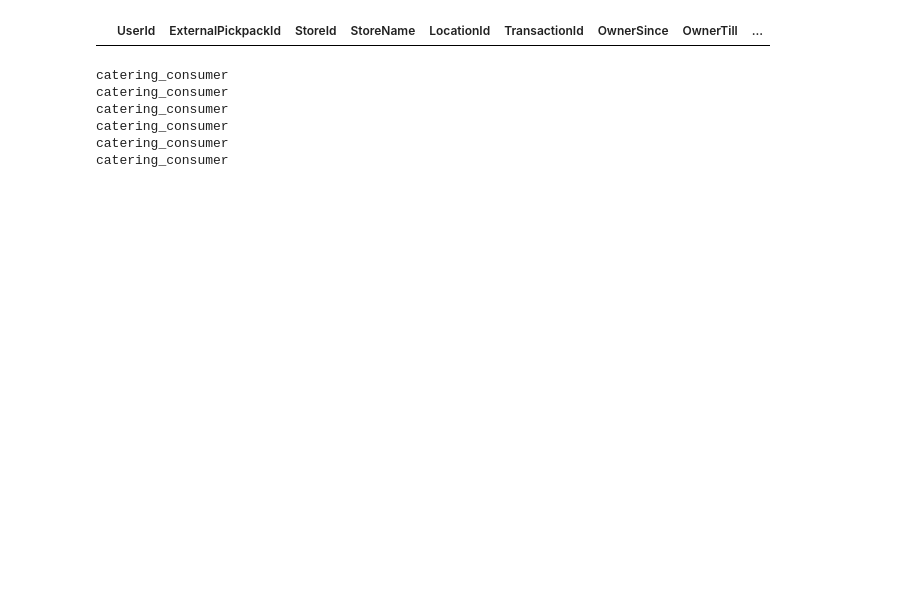
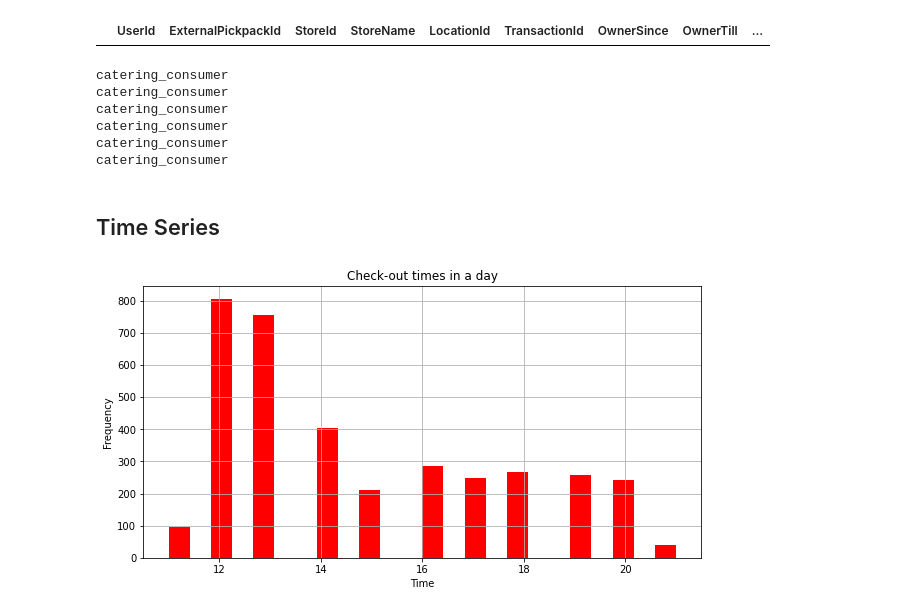
Before and after one commit to KultiginX/vytal, a Jupyter notebook: 01_discover_one_store.ipynb, the cells around one changed output. Saved outputs shown, nothing was run; the diff lists cells and outputs as text; code cells hidden in the pictures; blank space fills up the shorter version.

```diff
--- a/01_discover_one_store.ipynb
+++ b/01_discover_one_store.ipynb
@@ -64,12 +67,14 @@ ShowInStats                                          True
 Name: 37750976-cd54-44a5-a05a-d85d3cc9035b, dtype: object
 # %%
 out_df=pd.read_csv('./data/Total Checkout.csv', sep=',', low_memory=False)
-out_df['OwnerSince']= pd.to_datetime(out_df['OwnerSince'])
-out_df['OwnerTill']= pd.to_datetime(out_df['OwnerTill'])
+
+out_df['OwnerSince']= pd.to_datetime(out_df['OwnerSince']).dt.tz_convert(tz='Europe/Berlin')
+out_df['OwnerTill']= pd.to_datetime(out_df['OwnerTill']).dt.tz_convert(tz='Europe/Berlin')
+
 
 out_df=out_df.drop(['Unnamed: 0'], axis=1)
 store_out=out_df[out_df['StoreId']==selected_store].copy()
-del out_df
+#del out_df
 
 
 
@@ -307,0 +324,11 @@ catering_consumer
+# %% [markdown]
+## Time Series
+# %%
+plt.figure(figsize=(10, 5))
+plt.title('Check-out times in a day')
+plt.ylabel('Frequency')
+plt.xlabel('Time')
+store_out['OwnerSince'].dt.hour.hist(bins=24, color='red') # checkout times in a day
+plt.show()
+# %% [output]
+[figure, added]
```
Also changed, not shown: parts of 18 cells of this notebook.
